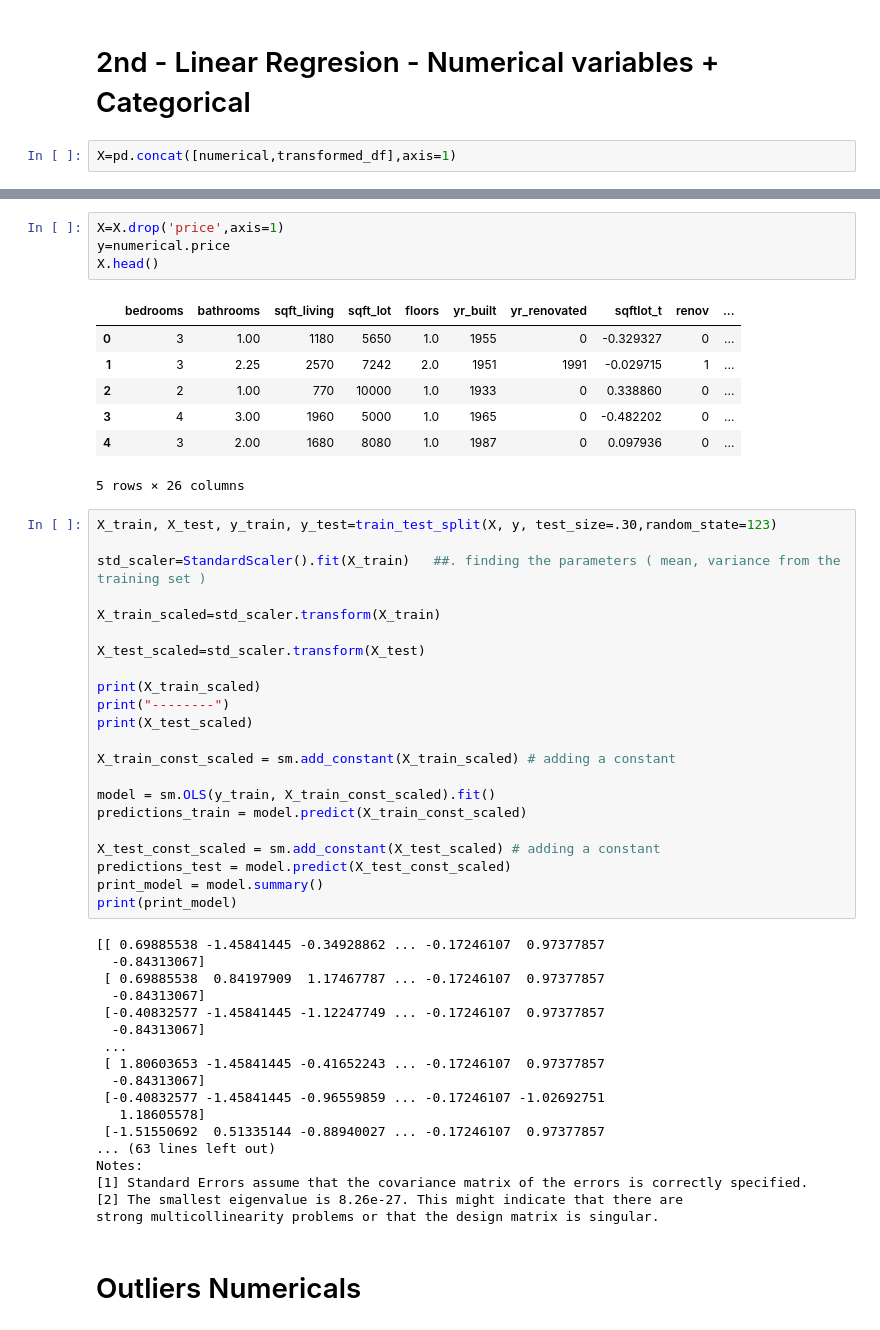
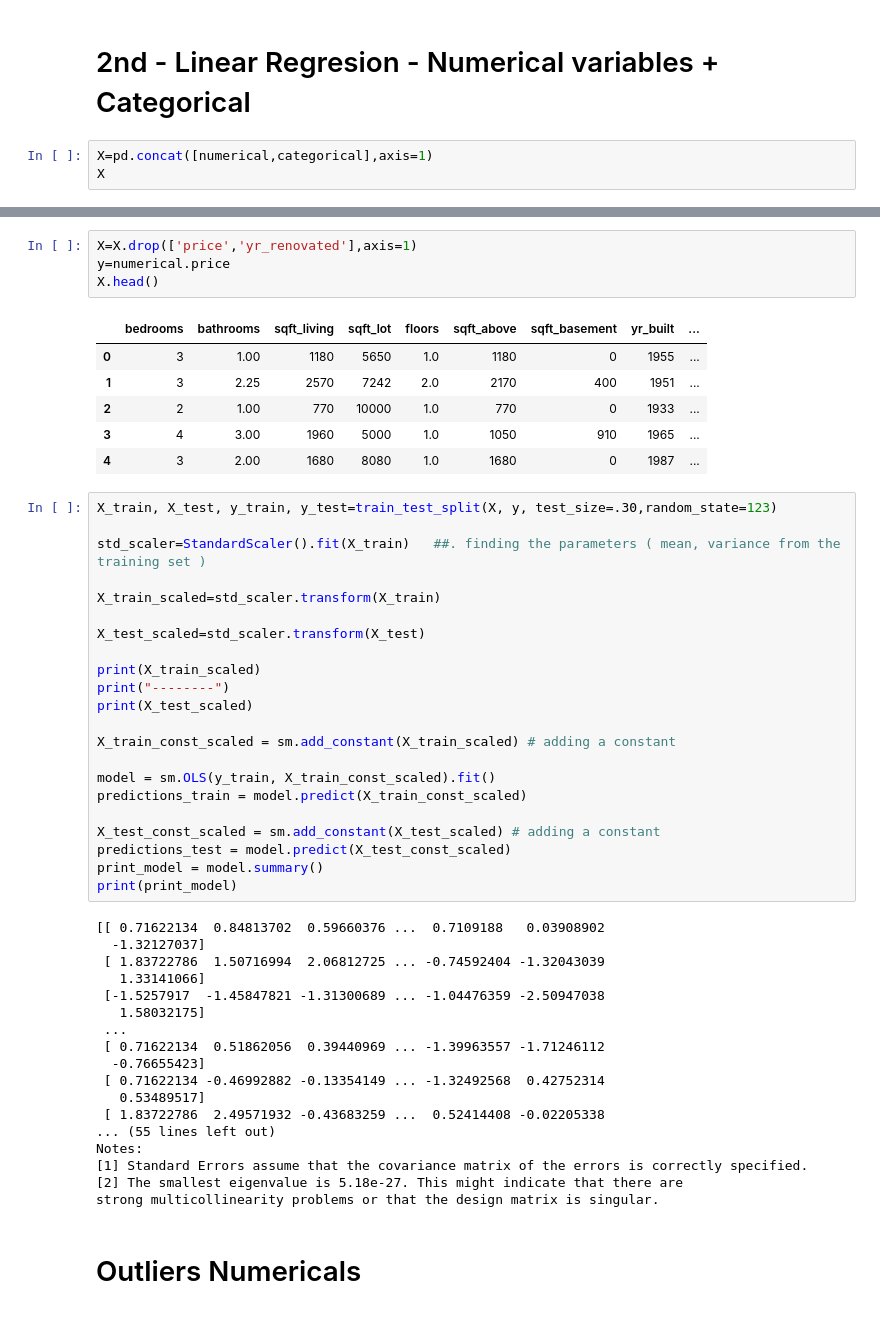
Before and after one commit to fprieto8111/MidTermProject, a Jupyter notebook: Final.ipynb, the cells around one changed output, grey strips where cells are left out. Drawn from its saved outputs; the diff is of its cells as text.

```diff
--- a/Final.ipynb
+++ b/Final.ipynb
@@ -304,4 +304,5 @@ plt.show();
 # %% [markdown]
 #  2nd - Linear Regresion - Numerical variables + Categorical
 # %%
-X=pd.concat([numerical,transformed_df],axis=1)
+X=pd.concat([numerical,categorical],axis=1)
+X
@@ -308,15 +323,14 @@ X=pd.concat([numerical,transformed_df],axis=1)
 # %%
-X=X.drop('price',axis=1)
+X=X.drop(['price','yr_renovated'],axis=1)
 y=numerical.price
 X.head()
 # %% [output]
-|  | bedrooms | bathrooms | sqft_living | sqft_lot | floors | yr_built | yr_renovated | sqftlot_t | renov | ... |
-| 0 | 3 | 1.00 | 1180 | 5650 | 1.0 | 1955 | 0 | -0.329327 | 0 | ... |
-| 1 | 3 | 2.25 | 2570 | 7242 | 2.0 | 1951 | 1991 | -0.029715 | 1 | ... |
-| 2 | 2 | 1.00 | 770 | 10000 | 1.0 | 1933 | 0 | 0.338860 | 0 | ... |
-| 3 | 4 | 3.00 | 1960 | 5000 | 1.0 | 1965 | 0 | -0.482202 | 0 | ... |
-| 4 | 3 | 2.00 | 1680 | 8080 | 1.0 | 1987 | 0 | 0.097936 | 0 | ... |
+|  | bedrooms | bathrooms | sqft_living | sqft_lot | floors | sqft_above | sqft_basement | yr_built | ... |
+| 0 | 3 | 1.00 | 1180 | 5650 | 1.0 | 1180 | 0 | 1955 | ... |
+| 1 | 3 | 2.25 | 2570 | 7242 | 2.0 | 2170 | 400 | 1951 | ... |
+| 2 | 2 | 1.00 | 770 | 10000 | 1.0 | 770 | 0 | 1933 | ... |
+| 3 | 4 | 3.00 | 1960 | 5000 | 1.0 | 1050 | 910 | 1965 | ... |
+| 4 | 3 | 2.00 | 1680 | 8080 | 1.0 | 1680 | 0 | 1987 | ... |
-5 rows × 26 columns
 # %%
 X_train, X_test, y_train, y_test=train_test_split(X, y, test_size=.30,random_state=123)
 
@@ -340,22 +354,22 @@ predictions_test = model.predict(X_test_const_scaled)
 print_model = model.summary()
 print(print_model)
 # %% [output]
-[[ 0.69885538 -1.45841445 -0.34928862 ... -0.17246107  0.97377857
-  -0.84313067]
- [ 0.69885538  0.84197909  1.17467787 ... -0.17246107  0.97377857
-  -0.84313067]
- [-0.40832577 -1.45841445 -1.12247749 ... -0.17246107  0.97377857
-  -0.84313067]
+[[ 0.71622134  0.84813702  0.59660376 ...  0.7109188   0.03908902
+  -1.32127037]
+ [ 1.83722786  1.50716994  2.06812725 ... -0.74592404 -1.32043039
+   1.33141066]
+ [-1.5257917  -1.45847821 -1.31300689 ... -1.04476359 -2.50947038
+   1.58032175]
  ...
- [ 1.80603653 -1.45841445 -0.41652243 ... -0.17246107  0.97377857
-  -0.84313067]
- [-0.40832577 -1.45841445 -0.96559859 ... -0.17246107 -1.02692751
-   1.18605578]
- [-1.51550692  0.51335144 -0.88940027 ... -0.17246107  0.97377857
-... (63 lines left out)
+ [ 0.71622134  0.51862056  0.39440969 ... -1.39963557 -1.71246112
+  -0.76655423]
+ [ 0.71622134 -0.46992882 -0.13354149 ... -1.32492568  0.42752314
+   0.53489517]
+ [ 1.83722786  2.49571932 -0.43683259 ...  0.52414408 -0.02205338
+... (55 lines left out)
 Notes:
 [1] Standard Errors assume that the covariance matrix of the errors is correctly specified.
-[2] The smallest eigenvalue is 8.26e-27. This might indicate that there are
+[2] The smallest eigenvalue is 5.18e-27. This might indicate that there are
 strong multicollinearity problems or that the design matrix is singular.
 # %% [markdown]
 # Outliers Numericals
```
Also changed, not shown: parts of 15 cells of this notebook.
